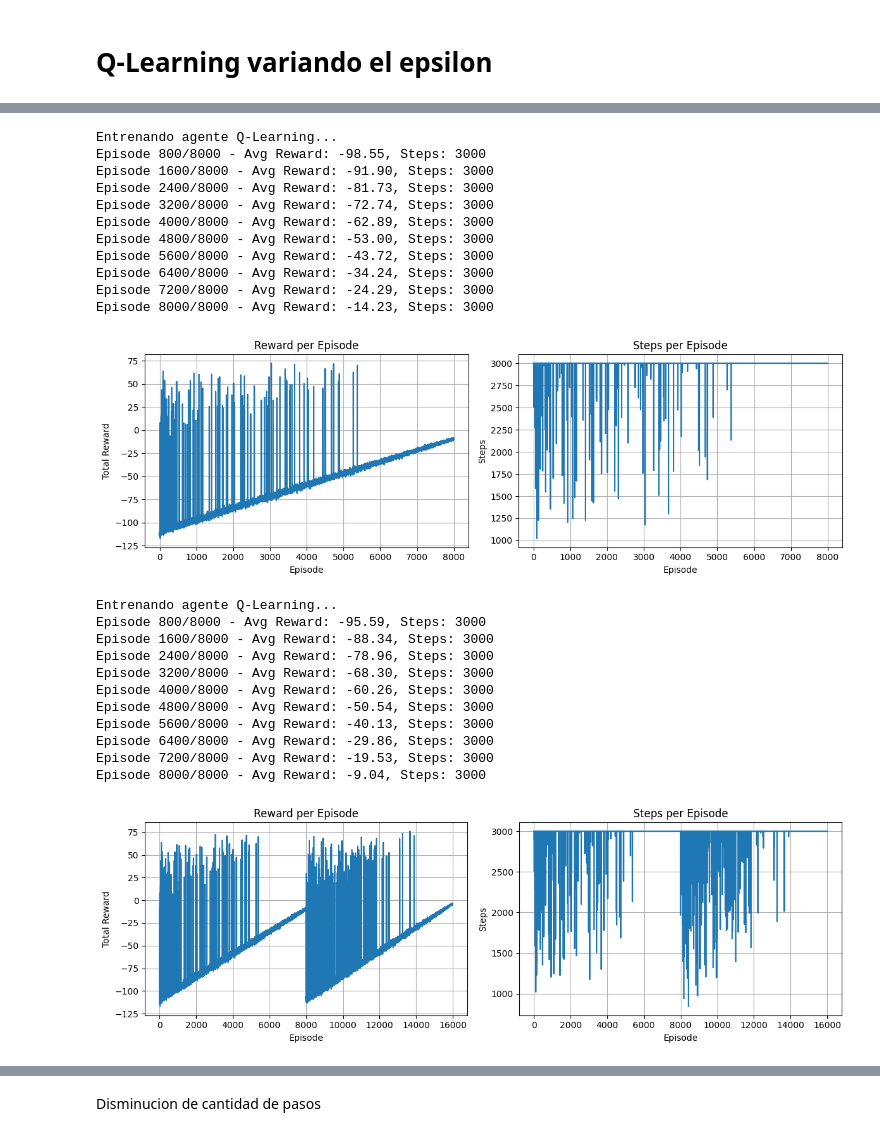
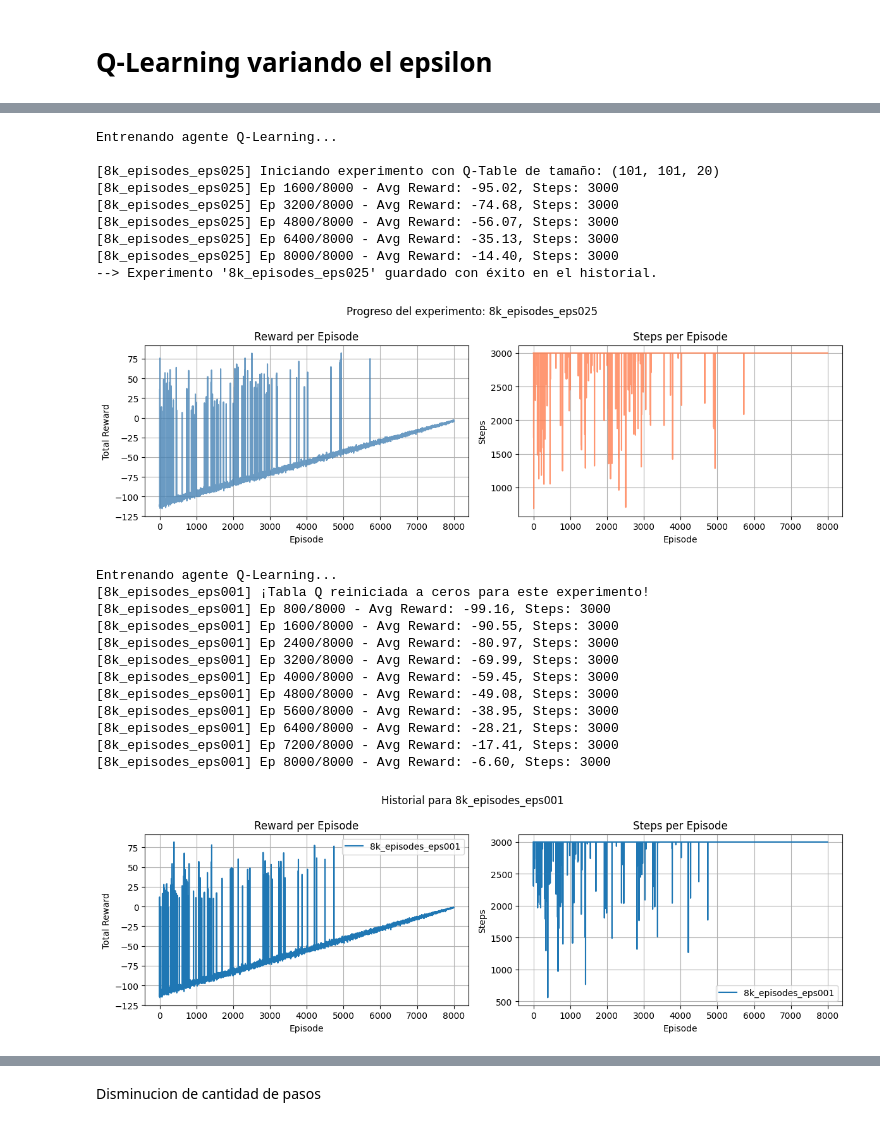
Before and after one commit to Martinabz/Obligatorio-IA-Abzaradel-Olaso-282958-281981-, a Jupyter notebook: Obligatorio Marzo 2026/MountainCarContinuous/continuous_mountain_car.ipynb, the cells around one changed output, grey strips where cells are left out. Cells and saved outputs as stored; diff of their text form; code cells hidden in the pictures.

```diff
--- a/Obligatorio Marzo 2026/MountainCarContinuous/continuous_mountain_car.ipynb
+++ b/Obligatorio Marzo 2026/MountainCarContinuous/continuous_mountain_car.ipynb
@@ -174,0 +144,8 @@ Episode 8000/8000 - Avg Reward: -22.11, Steps: 3000
+# %%
+from q_experiments_manager import ExperimentManager
+
+# 1. Crear el entorno
+env = gym.make('MountainCarContinuous-v0', render_mode='rgb_array')
+
+# 2. Inicializar el mánager de experimentos
+manager = ExperimentManager()
@@ -248,59 +288,63 @@ agent = QLearningAgent(x_bins=100, vel_bins=100, action_bins=20)
 # Entrenar el agente
 env = gym.make('MountainCarContinuous-v0', render_mode='rgb_array')
 print("Entrenando agente Q-Learning...")
-agent.train_agent(
+id_e2 = "8k_episodes_eps025"
+manager.train_run(
     env,
+    run_id=id_e2,
+    x_bins=100,
+    vel_bins=100,
+    action_bins=20,
     episodes=8000,
     alpha=0.05,
     gamma=0.99,
     epsilon_start=0.99,
-    epsilon_end=0.075,
-    max_steps=3000
+    epsilon_end=0.025,
+    max_steps=3000,
 )
 env.close()
-
-# Visualizar progreso de entrenamiento
-agent.plot_training_history()
+manager.plot_training_history(id_e2)
 # %% [output]
 Entrenando agente Q-Learning...
-Episode 800/8000 - Avg Reward: -98.55, Steps: 3000
-Episode 1600/8000 - Avg Reward: -91.90, Steps: 3000
-Episode 2400/8000 - Avg Reward: -81.73, Steps: 3000
-Episode 3200/8000 - Avg Reward: -72.74, Steps: 3000
-Episode 4000/8000 - Avg Reward: -62.89, Steps: 3000
-Episode 4800/8000 - Avg Reward: -53.00, Steps: 3000
-Episode 5600/8000 - Avg Reward: -43.72, Steps: 3000
-Episode 6400/8000 - Avg Reward: -34.24, Steps: 3000
-Episode 7200/8000 - Avg Reward: -24.29, Steps: 3000
-Episode 8000/8000 - Avg Reward: -14.23, Steps: 3000
+
+[8k_episodes_eps025] Iniciando experimento con Q-Table de tamaño: (101, 101, 20)
+[8k_episodes_eps025] Ep 1600/8000 - Avg Reward: -95.02, Steps: 3000
+[8k_episodes_eps025] Ep 3200/8000 - Avg Reward: -74.68, Steps: 3000
+[8k_episodes_eps025] Ep 4800/8000 - Avg Reward: -56.07, Steps: 3000
+[8k_episodes_eps025] Ep 6400/8000 - Avg Reward: -35.13, Steps: 3000
+[8k_episodes_eps025] Ep 8000/8000 - Avg Reward: -14.40, Steps: 3000
+--> Experimento '8k_episodes_eps025' guardado con éxito en el historial.
-[figure, old version]
+[figure, new version]
 # %%
-# Entrenar el agente
 env = gym.make('MountainCarContinuous-v0', render_mode='rgb_array')
 print("Entrenando agente Q-Learning...")
-agent.train_agent(
+id_e3 = "8k_episodes_eps001"
+manager.train_run(
     env,
+    run_id=id_e3,
+    x_bins=100,
+    vel_bins=100,
+    action_bins=20,
     episodes=8000,
     alpha=0.05,
     gamma=0.99,
     epsilon_start=0.99,
-    epsilon_end=0.025,
+    epsilon_end=0.001,
     max_steps=3000
 )
 env.close()
-
-# Visualizar progreso de entrenamiento
-agent.plot_training_history()
+manager.plot_training_history(id_e3)
 # %% [output]
 Entrenando agente Q-Learning...
-Episode 800/8000 - Avg Reward: -95.59, Steps: 3000
-Episode 1600/8000 - Avg Reward: -88.34, Steps: 3000
-Episode 2400/8000 - Avg Reward: -78.96, Steps: 3000
-Episode 3200/8000 - Avg Reward: -68.30, Steps: 3000
-Episode 4000/8000 - Avg Reward: -60.26, Steps: 3000
-Episode 4800/8000 - Avg Reward: -50.54, Steps: 3000
-Episode 5600/8000 - Avg Reward: -40.13, Steps: 3000
-Episode 6400/8000 - Avg Reward: -29.86, Steps: 3000
-Episode 7200/8000 - Avg Reward: -19.53, Steps: 3000
-Episode 8000/8000 - Avg Reward: -9.04, Steps: 3000
+[8k_episodes_eps001] ¡Tabla Q reiniciada a ceros para este experimento!
+[8k_episodes_eps001] Ep 800/8000 - Avg Reward: -99.16, Steps: 3000
+[8k_episodes_eps001] Ep 1600/8000 - Avg Reward: -90.55, Steps: 3000
+[8k_episodes_eps001] Ep 2400/8000 - Avg Reward: -80.97, Steps: 3000
+[8k_episodes_eps001] Ep 3200/8000 - Avg Reward: -69.99, Steps: 3000
+[8k_episodes_eps001] Ep 4000/8000 - Avg Reward: -59.45, Steps: 3000
+[8k_episodes_eps001] Ep 4800/8000 - Avg Reward: -49.08, Steps: 3000
+[8k_episodes_eps001] Ep 5600/8000 - Avg Reward: -38.95, Steps: 3000
+[8k_episodes_eps001] Ep 6400/8000 - Avg Reward: -28.21, Steps: 3000
+[8k_episodes_eps001] Ep 7200/8000 - Avg Reward: -17.41, Steps: 3000
+[8k_episodes_eps001] Ep 8000/8000 - Avg Reward: -6.60, Steps: 3000
-[figure, old version]
+[figure, new version]
```
Also changed, not shown: parts of 28 cells of this notebook, 3 other files.
